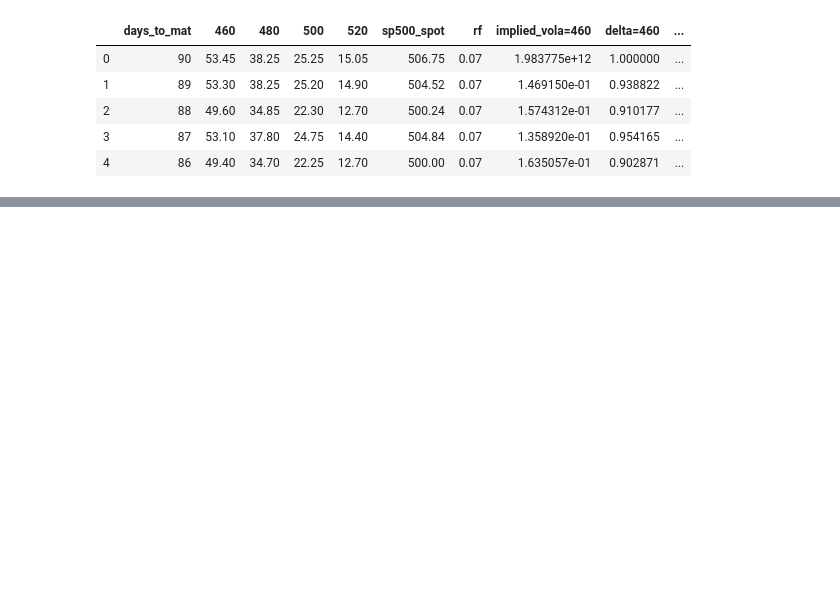
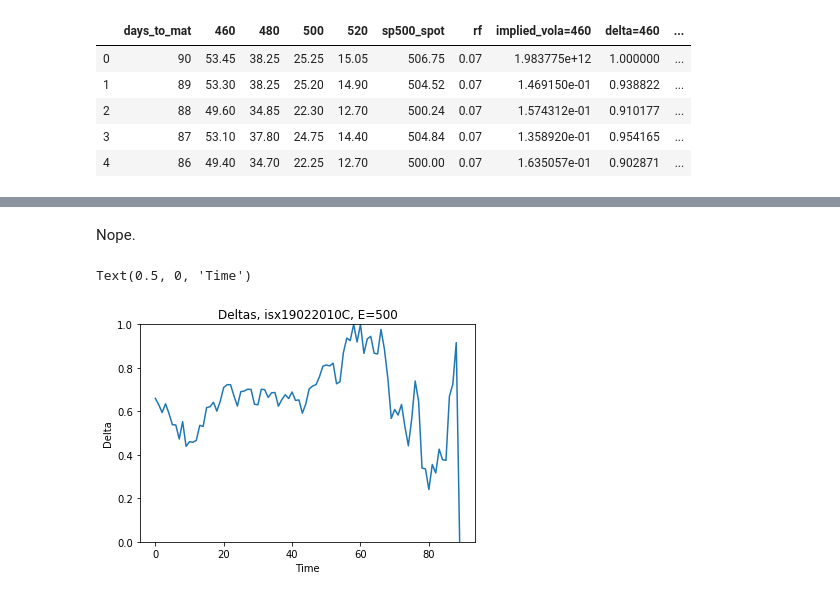
Before and after one commit to j4bert0/FE1-hedging, a Jupyter notebook: delta_hedge.ipynb, the cells around one changed output, grey strips where cells are left out. Drawn from its saved outputs; the diff is of its cells as text; code cells hidden in the pictures; blank space fills up the shorter version.

```diff
--- a/delta_hedge.ipynb
+++ b/delta_hedge.ipynb
@@ -350 +375,12 @@ dafa_f_s.head()
+# %% [markdown]
+Nope.
+# %%
+plt.plot(delta_df_s['delta=500'])
+plt.ylim(0, 1)
+plt.title('Deltas, isx19022010C, E=500')
+plt.ylabel("Delta")
+plt.xlabel("Time")
+# %% [output]
+Text(0.5, 0, 'Time')
+[figure, added]
 # %%
```
Also changed, not shown: parts of 16 cells of this notebook.
